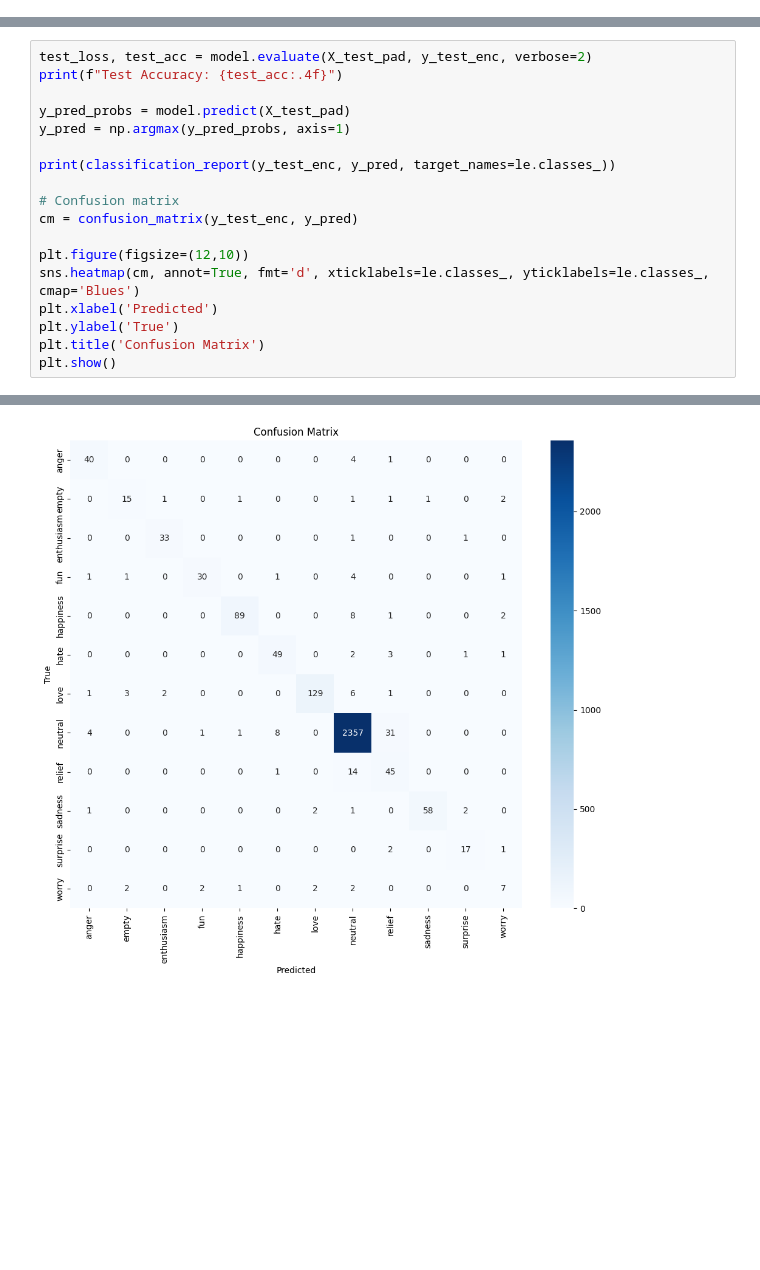
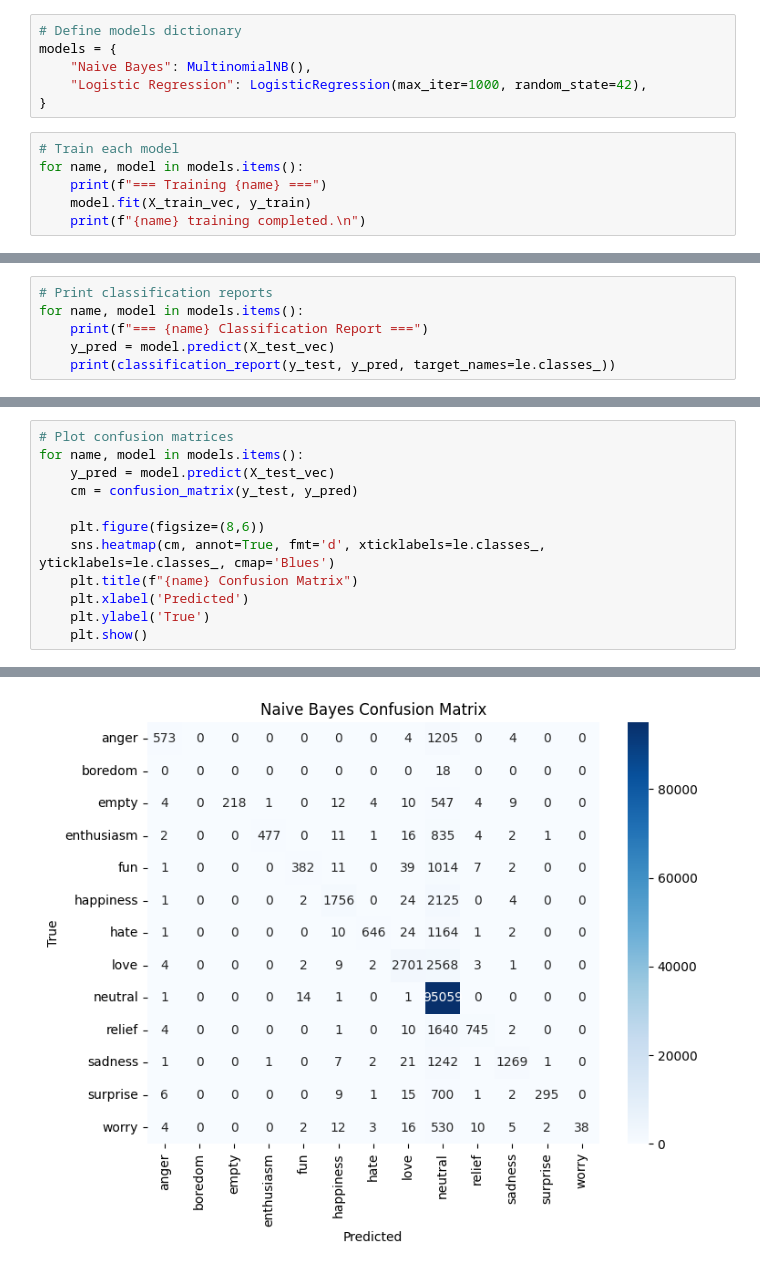
Before and after one commit to nasirabbas827/textemotion_Rafia_Hammad_final, a Jupyter notebook: textemotion_Rafia_Hammad_final.ipynb, the cells around one changed output, grey strips where cells are left out. Cells and saved outputs as stored; diff of their text form; blank space fills up the shorter version.

```diff
--- a/textemotion_Rafia_Hammad_final.ipynb
+++ b/textemotion_Rafia_Hammad_final.ipynb
@@ -185,0 +154,12 @@ Epoch 10/10
+# %%
+# Define models dictionary
+models = {
+    "Naive Bayes": MultinomialNB(),
+    "Logistic Regression": LogisticRegression(max_iter=1000, random_state=42),
+}
+# %%
+# Train each model
+for name, model in models.items():
+    print(f"=== Training {name} ===")
+    model.fit(X_train_vec, y_train)
+    print(f"{name} training completed.\n")
@@ -185,0 +172,6 @@ Epoch 10/10
+# %%
+# Print classification reports
+for name, model in models.items():
+    print(f"=== {name} Classification Report ===")
+    y_pred = model.predict(X_test_vec)
+    print(classification_report(y_test, y_pred, target_names=le.classes_))
@@ -186,19 +196,13 @@ Epoch 10/10
 # %%
-test_loss, test_acc = model.evaluate(X_test_pad, y_test_enc, verbose=2)
-print(f"Test Accuracy: {test_acc:.4f}")
+# Plot confusion matrices
+for name, model in models.items():
+    y_pred = model.predict(X_test_vec)
+    cm = confusion_matrix(y_test, y_pred)
 
-y_pred_probs = model.predict(X_test_pad)
-y_pred = np.argmax(y_pred_probs, axis=1)
-
-print(classification_report(y_test_enc, y_pred, target_names=le.classes_))
-
-# Confusion matrix
-cm = confusion_matrix(y_test_enc, y_pred)
-
-plt.figure(figsize=(12,10))
-sns.heatmap(cm, annot=True, fmt='d', xticklabels=le.classes_, yticklabels=le.classes_, cmap='Blues')
-plt.xlabel('Predicted')
-plt.ylabel('True')
-plt.title('Confusion Matrix')
-plt.show()
+    plt.figure(figsize=(8,6))
+    sns.heatmap(cm, annot=True, fmt='d', xticklabels=le.classes_, yticklabels=le.classes_, cmap='Blues')
+    plt.title(f"{name} Confusion Matrix")
+    plt.xlabel('Predicted')
+    plt.ylabel('True')
+    plt.show()
 # %% [output]
@@ -222 +209 @@ weighted avg       0.96      0.96      0.96      3000
-[figure, old version]
+[figure, new version]
```
Also changed, not shown: parts of 22 cells of this notebook, 9 other files.
